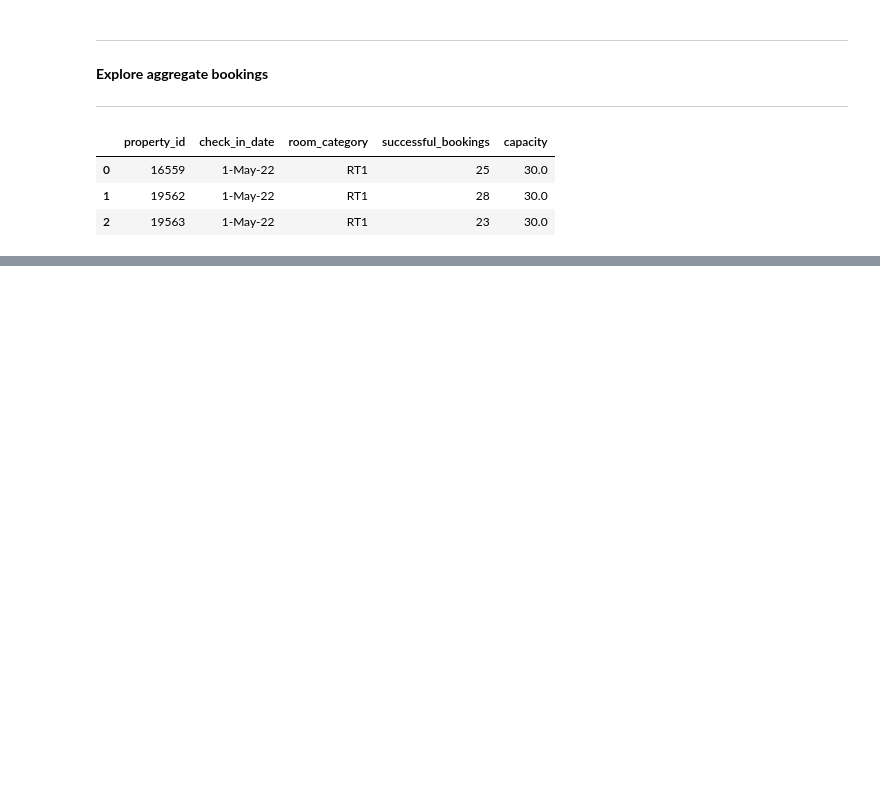
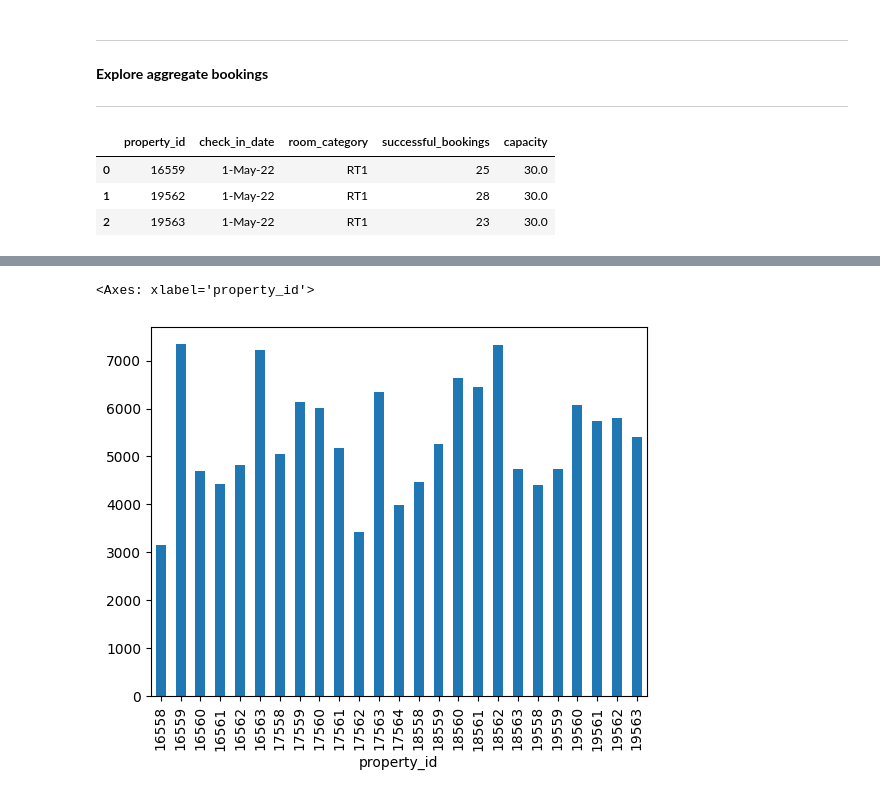
Before and after one commit to predictor450v/EDA_ANALYSIS_HOSPITALITY, a Jupyter notebook: analysis.ipynb, the cells around one changed output, grey strips where cells are left out. Saved outputs shown, nothing was run; the diff lists cells and outputs as text; code cells hidden in the pictures; blank space fills up the shorter version.

```diff
--- a/analysis.ipynb
+++ b/analysis.ipynb
@@ -182,0 +225,5 @@ df_agg_bookings.head(3)
+# %%
+df_agg_bookings.groupby("property_id")["successful_bookings"].sum().plot(kind='bar')
+# %% [output]
+<Axes: xlabel='property_id'>
+[figure, added]
```
Also changed, not shown: parts of 9 cells of this notebook.
